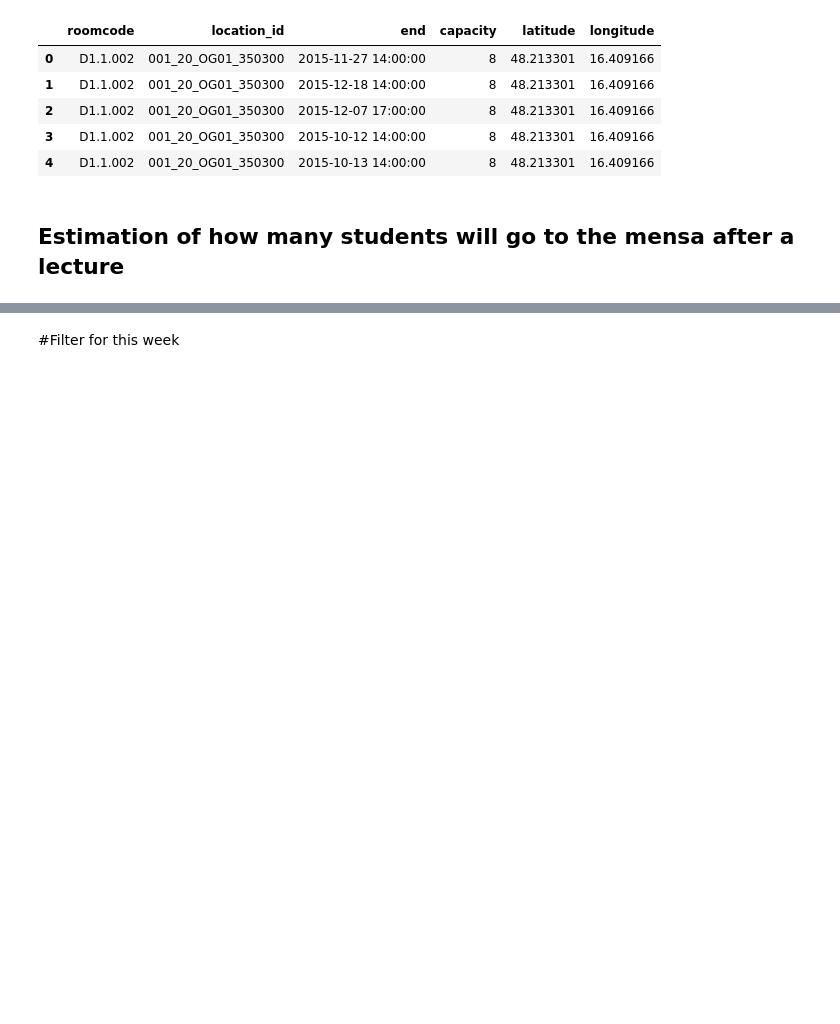
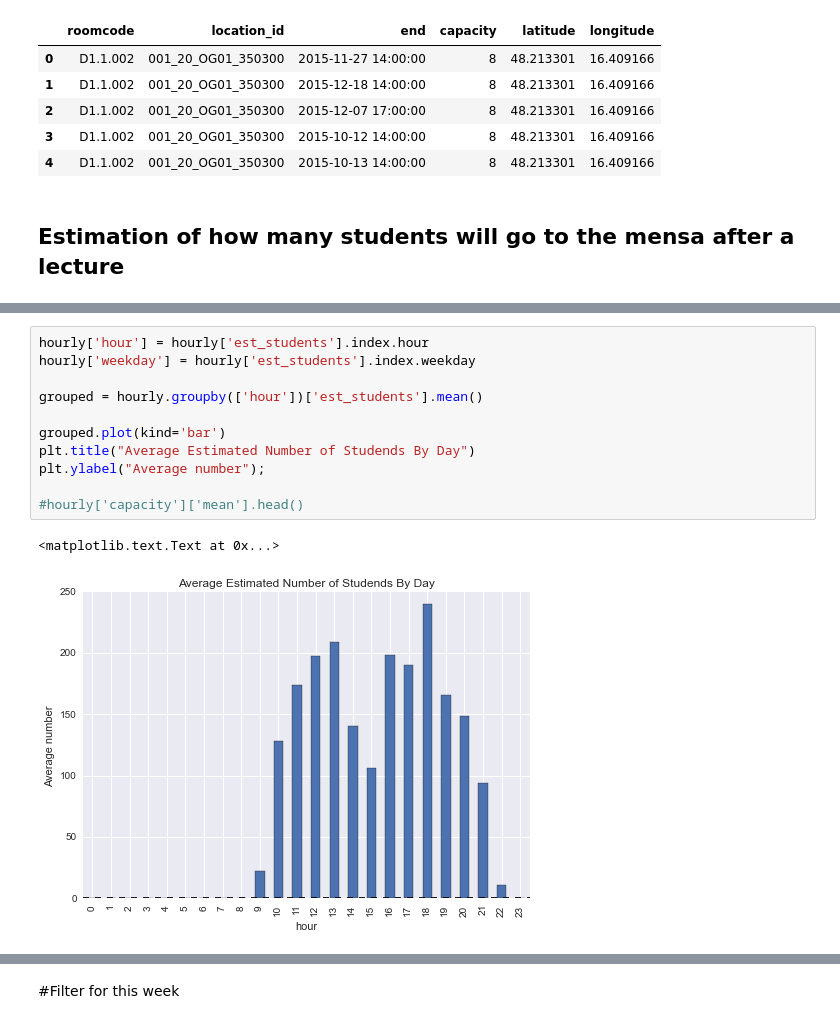
Before and after one commit to ODInfoBiz/notebooks, a Jupyter notebook: wu_mensa_peak_times.ipynb, the cells around one changed output, grey strips where cells are left out. Saved outputs shown, nothing was run; the diff lists cells and outputs as text; blank space fills up the shorter version.

```diff
--- a/wu_mensa_peak_times.ipynb
+++ b/wu_mensa_peak_times.ipynb
@@ -106,0 +152,14 @@ NameError: name 'data' is not defined
+# %%
+hourly['hour'] = hourly['est_students'].index.hour
+hourly['weekday'] = hourly['est_students'].index.weekday
+
+grouped = hourly.groupby(['hour'])['est_students'].mean()
+
+grouped.plot(kind='bar')
+plt.title("Average Estimated Number of Studends By Day")
+plt.ylabel("Average number");
+
+#hourly['capacity']['mean'].head()
+# %% [output]
+<matplotlib.text.Text at 0x...>
+[figure, added]
```
Also changed, not shown: parts of 18 cells of this notebook.
